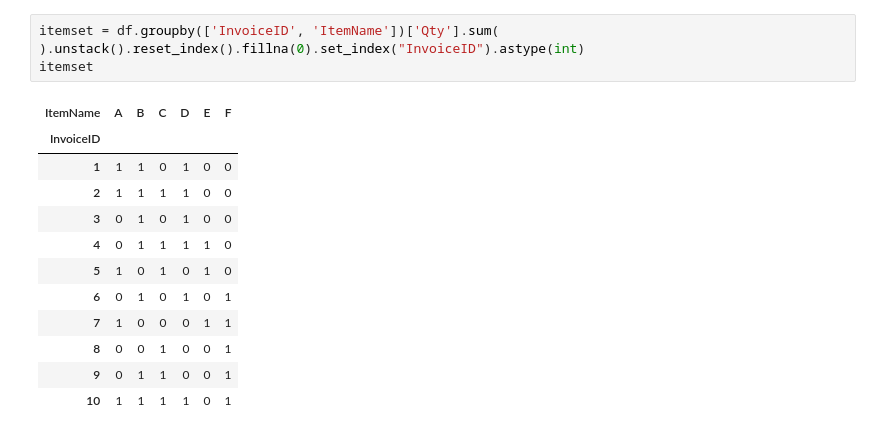
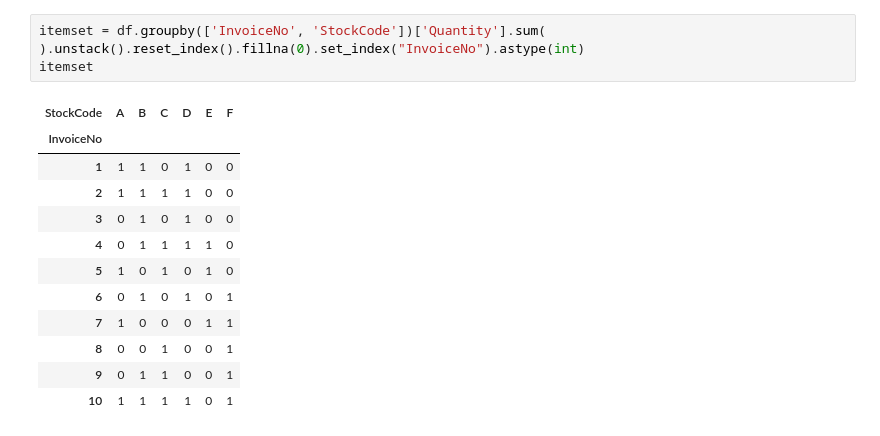
Before and after one commit to khysokhornrupp/RUPP-Apriori-, a Jupyter notebook: sampling/inst_selection_central_limit.ipynb, the cells around one changed output. Cells and saved outputs as stored; diff of their text form.

```diff
--- a/sampling/inst_selection_central_limit.ipynb
+++ b/sampling/inst_selection_central_limit.ipynb
@@ -28,12 +34,12 @@ df
 | 30 | 10 | D | 1 |
 | 31 | 10 | F | 1 |
 # %%
-itemset = df.groupby(['InvoiceID', 'ItemName'])['Qty'].sum(
-).unstack().reset_index().fillna(0).set_index("InvoiceID").astype(int)
+itemset = df.groupby(['InvoiceNo', 'StockCode'])['Quantity'].sum(
+).unstack().reset_index().fillna(0).set_index("InvoiceNo").astype(int)
 itemset
 # %% [output]
-| ItemName | A | B | C | D | E | F |
-| InvoiceID |  |  |  |  |  |  |
+| StockCode | A | B | C | D | E | F |
+| InvoiceNo |  |  |  |  |  |  |
 | 1 | 1 | 1 | 0 | 1 | 0 | 0 |
 | 2 | 1 | 1 | 1 | 1 | 0 | 0 |
 | 3 | 0 | 1 | 0 | 1 | 0 | 0 |
```
Also changed, not shown: parts of 42 cells of this notebook, 2 other files.
